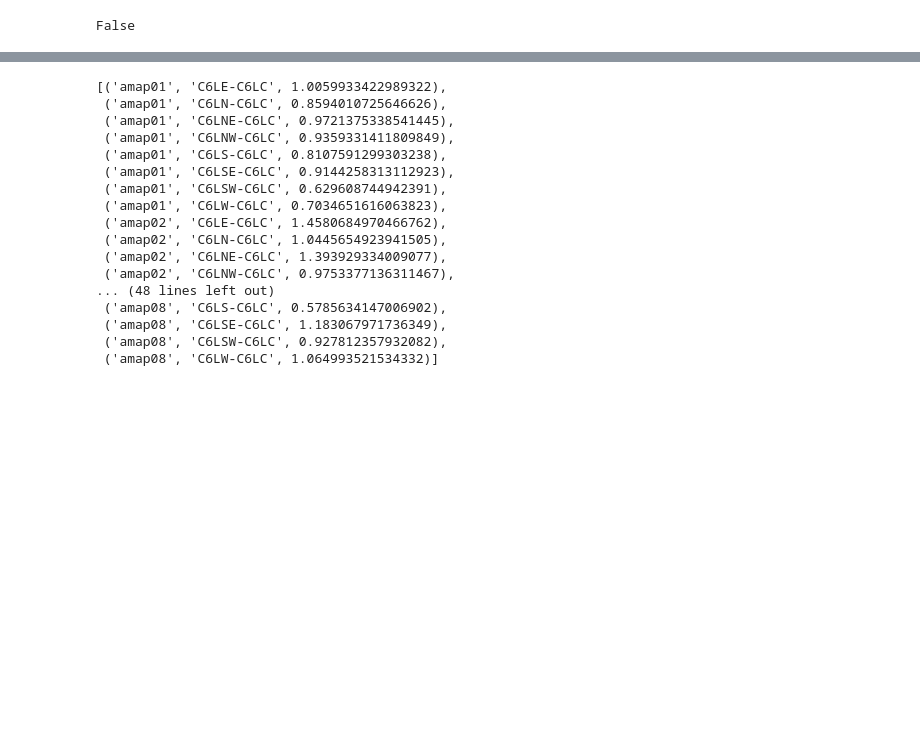
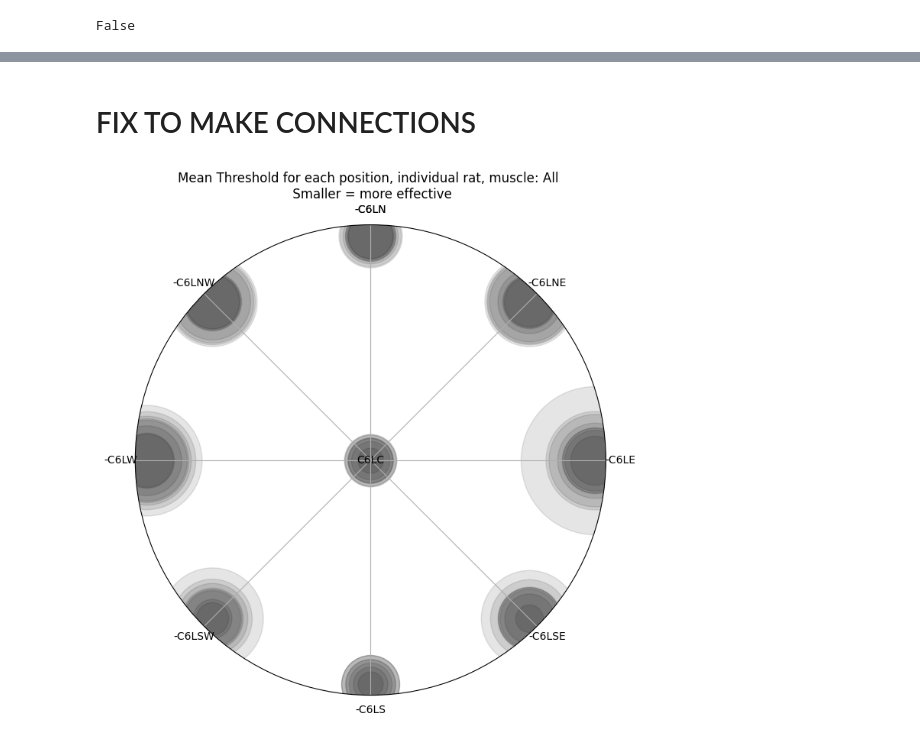
Before and after one commit to hbmep/rat-mapping, a Jupyter notebook: notebooks/L_CIRC/initial.ipynb, the cells around one changed output, grey strips where cells are left out. Drawn from its saved outputs; the diff is of its cells as text; code cells hidden in the pictures; blank space fills up the shorter version.

```diff
--- a/notebooks/L_CIRC/initial.ipynb
+++ b/notebooks/L_CIRC/initial.ipynb
@@ -475,20 +383,2 @@ plt.show()
-# %%
-mean_list
-# %% [output]
-[('amap01', 'C6LE-C6LC', 1.0059933422989322),
- ('amap01', 'C6LN-C6LC', 0.8594010725646626),
- ('amap01', 'C6LNE-C6LC', 0.9721375338541445),
- ('amap01', 'C6LNW-C6LC', 0.9359331411809849),
- ('amap01', 'C6LS-C6LC', 0.8107591299303238),
- ('amap01', 'C6LSE-C6LC', 0.9144258313112923),
- ('amap01', 'C6LSW-C6LC', 0.629608744942391),
- ('amap01', 'C6LW-C6LC', 0.7034651616063823),
- ('amap02', 'C6LE-C6LC', 1.4580684970466762),
- ('amap02', 'C6LN-C6LC', 1.0445654923941505),
- ('amap02', 'C6LNE-C6LC', 1.393929334009077),
- ('amap02', 'C6LNW-C6LC', 0.9753377136311467),
-... (48 lines left out)
- ('amap08', 'C6LS-C6LC', 0.5785634147006902),
- ('amap08', 'C6LSE-C6LC', 1.183067971736349),
- ('amap08', 'C6LSW-C6LC', 0.927812357932082),
- ('amap08', 'C6LW-C6LC', 1.064993521534332)]
+# %% [markdown]
+# FIX TO MAKE CONNECTIONS
@@ -494,0 +521,4 @@ mean_list
+# %%
+p, m = bubble_plot(0, 6)
+# %% [output]
+[figure, added]
```
Also changed, not shown: parts of 16 cells of this notebook, 1 other file.
